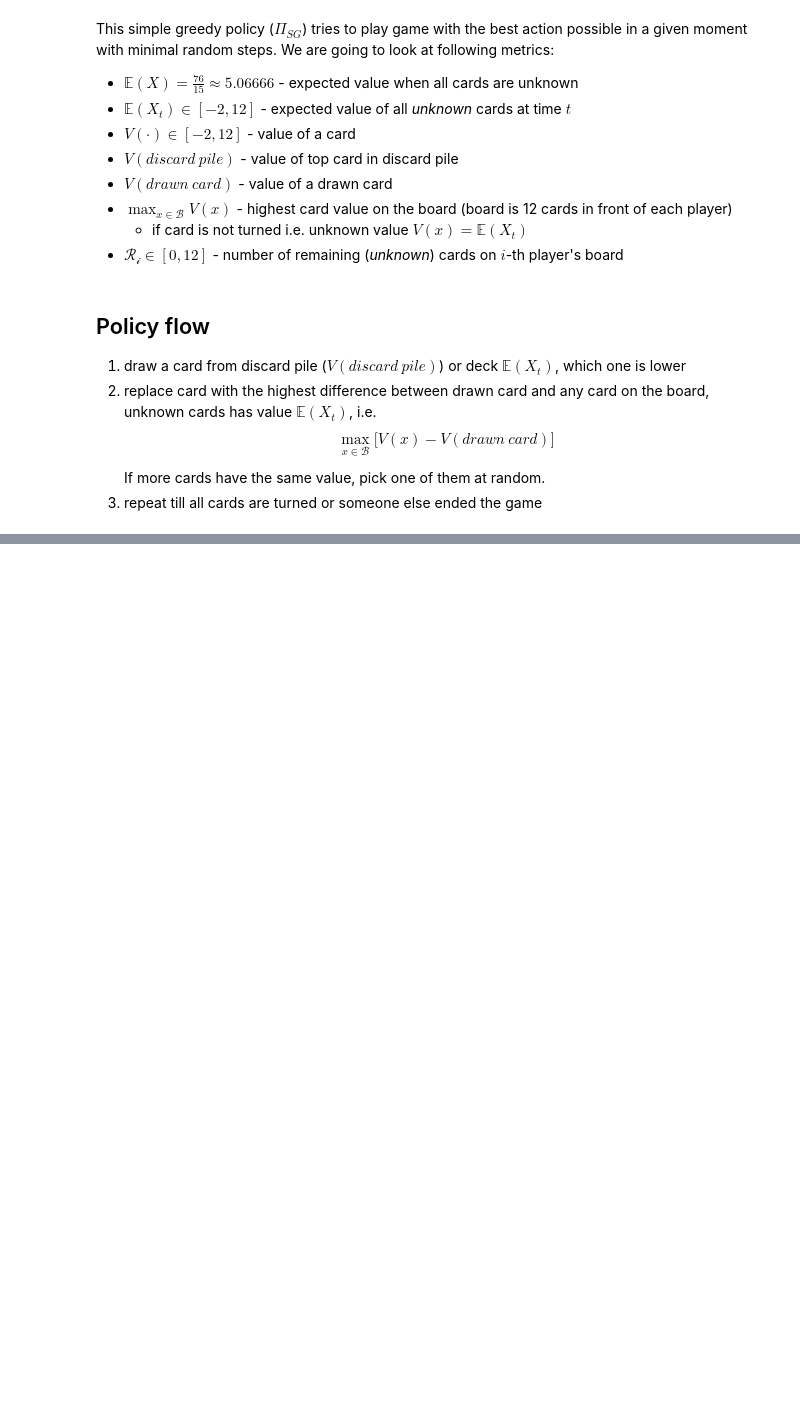
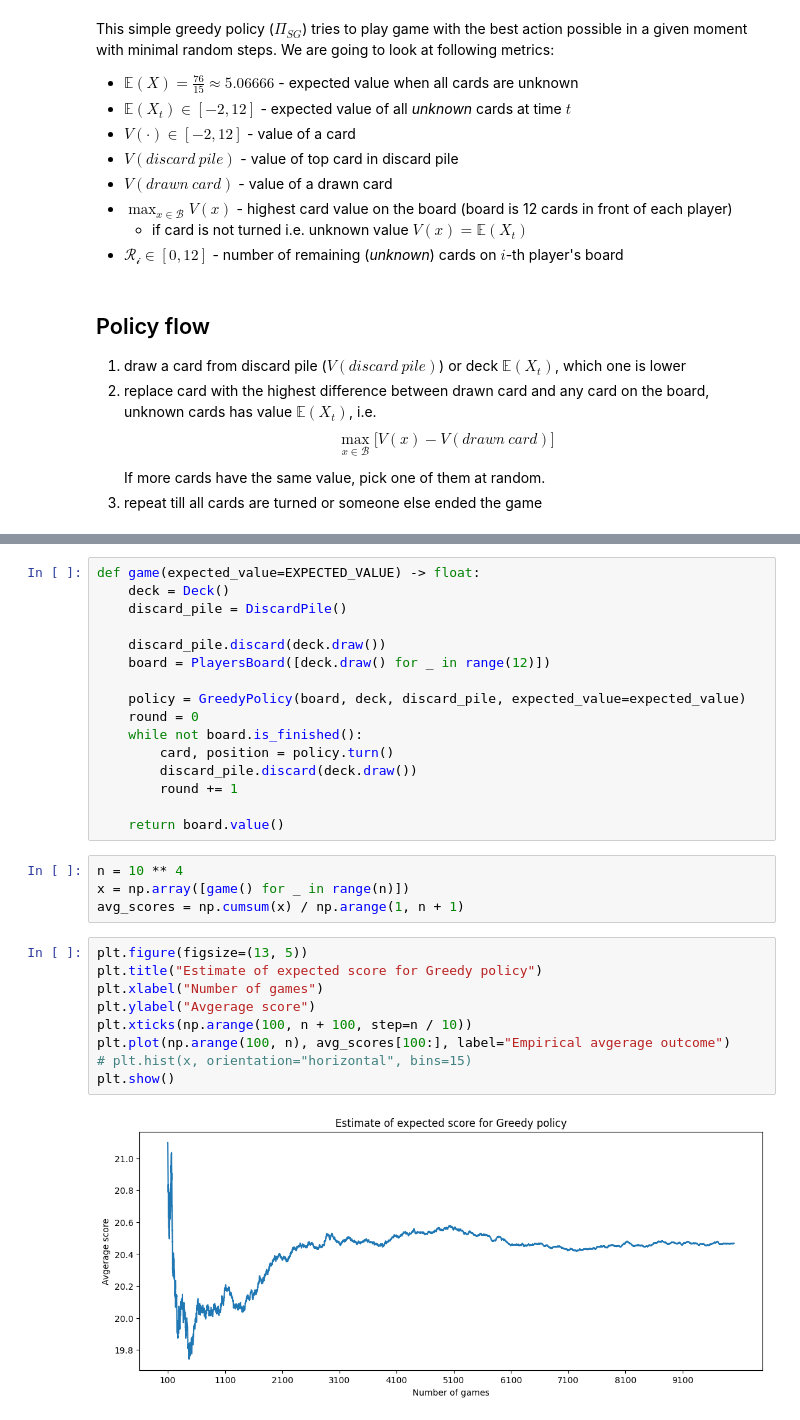
Before and after one commit to matejker/skyjo, a Jupyter notebook: notebooks/04_simple_greedy_policy.ipynb, the cells around one changed output, grey strips where cells are left out. Saved outputs shown, nothing was run; the diff lists cells and outputs as text; blank space fills up the shorter version.

Commit message:
greedy policy

```diff
--- a/notebooks/04_simple_greedy_policy.ipynb
+++ b/notebooks/04_simple_greedy_policy.ipynb
@@ -17,0 +26,31 @@ This simple greedy policy ($\Pi_{SG}$) tries to play game with the best action p
+# %%
+def game(expected_value=EXPECTED_VALUE) -> float:
+    deck = Deck()
+    discard_pile = DiscardPile()
+
+    discard_pile.discard(deck.draw())
+    board = PlayersBoard([deck.draw() for _ in range(12)])
+
+    policy = GreedyPolicy(board, deck, discard_pile, expected_value=expected_value)
+    round = 0
+    while not board.is_finished():
+        card, position = policy.turn()
+        discard_pile.discard(deck.draw())
+        round += 1
+
+    return board.value()
+# %%
+n = 10 ** 4
+x = np.array([game() for _ in range(n)])
+avg_scores = np.cumsum(x) / np.arange(1, n + 1)
+# %%
+plt.figure(figsize=(13, 5))
+plt.title("Estimate of expected score for Greedy policy")
+plt.xlabel("Number of games")
+plt.ylabel("Avgerage score")
+plt.xticks(np.arange(100, n + 100, step=n / 10))
+plt.plot(np.arange(100, n), avg_scores[100:], label="Empirical avgerage outcome")
+# plt.hist(x, orientation="horizontal", bins=15)
+plt.show()
+# %% [output]
+[figure, added]
```
Also changed, not shown: parts of 16 cells of this notebook, 8 other files.
